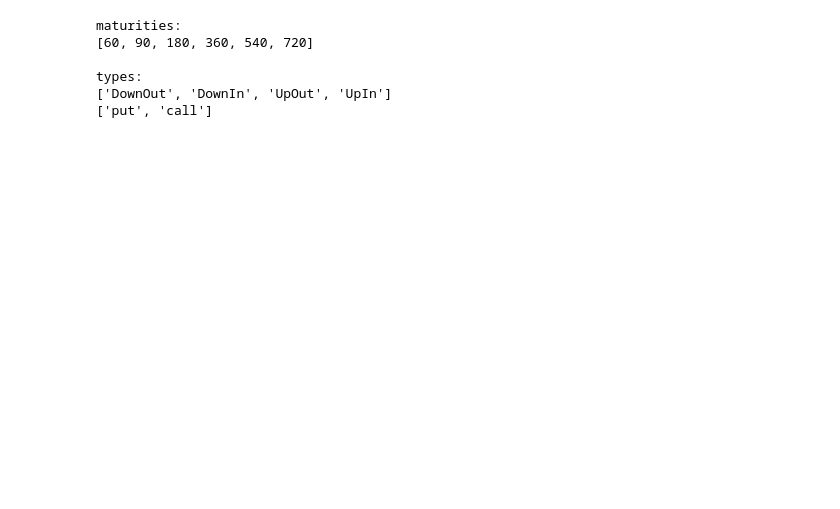
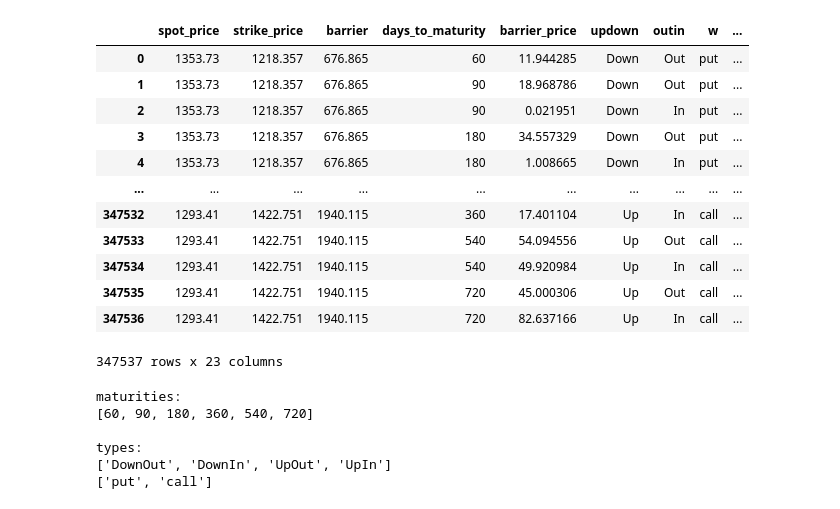
Before and after one commit to boomelage/machine-learning-option-pricing, a Jupyter notebook: testing.ipynb, the cells around one changed output. Drawn from its saved outputs; the diff is of its cells as text; code cells hidden in the pictures; blank space fills up the shorter version.

```diff
--- a/testing.ipynb
+++ b/testing.ipynb
@@ -75 +117,19 @@ out of sample:
+# %%
+outsample_path = os.path.join(model_path,[file for file in model_files if file.find('outofsample') != -1][0])
+outsample = pd.read_csv(outsample_path).iloc[:,1:]
+outsample
+# %% [output]
+|  | spot_price | strike_price | barrier | days_to_maturity | barrier_price | updown | outin | w | ... |
+| 0 | 1353.73 | 1218.357 | 676.865 | 60 | 11.944285 | Down | Out | put | ... |
+| 1 | 1353.73 | 1218.357 | 676.865 | 90 | 18.968786 | Down | Out | put | ... |
+| 2 | 1353.73 | 1218.357 | 676.865 | 90 | 0.021951 | Down | In | put | ... |
+| 3 | 1353.73 | 1218.357 | 676.865 | 180 | 34.557329 | Down | Out | put | ... |
+| 4 | 1353.73 | 1218.357 | 676.865 | 180 | 1.008665 | Down | In | put | ... |
+| ... | ... | ... | ... | ... | ... | ... | ... | ... | ... |
+| 347532 | 1293.41 | 1422.751 | 1940.115 | 360 | 17.401104 | Up | In | call | ... |
+| 347533 | 1293.41 | 1422.751 | 1940.115 | 540 | 54.094556 | Up | Out | call | ... |
+| 347534 | 1293.41 | 1422.751 | 1940.115 | 540 | 49.920984 | Up | In | call | ... |
+| 347535 | 1293.41 | 1422.751 | 1940.115 | 720 | 45.000306 | Up | Out | call | ... |
+| 347536 | 1293.41 | 1422.751 | 1940.115 | 720 | 82.637166 | Up | In | call | ... |
+347537 rows x 23 columns
 # %%
```
Also changed, not shown: parts of 19 cells of this notebook, 1 other file.
